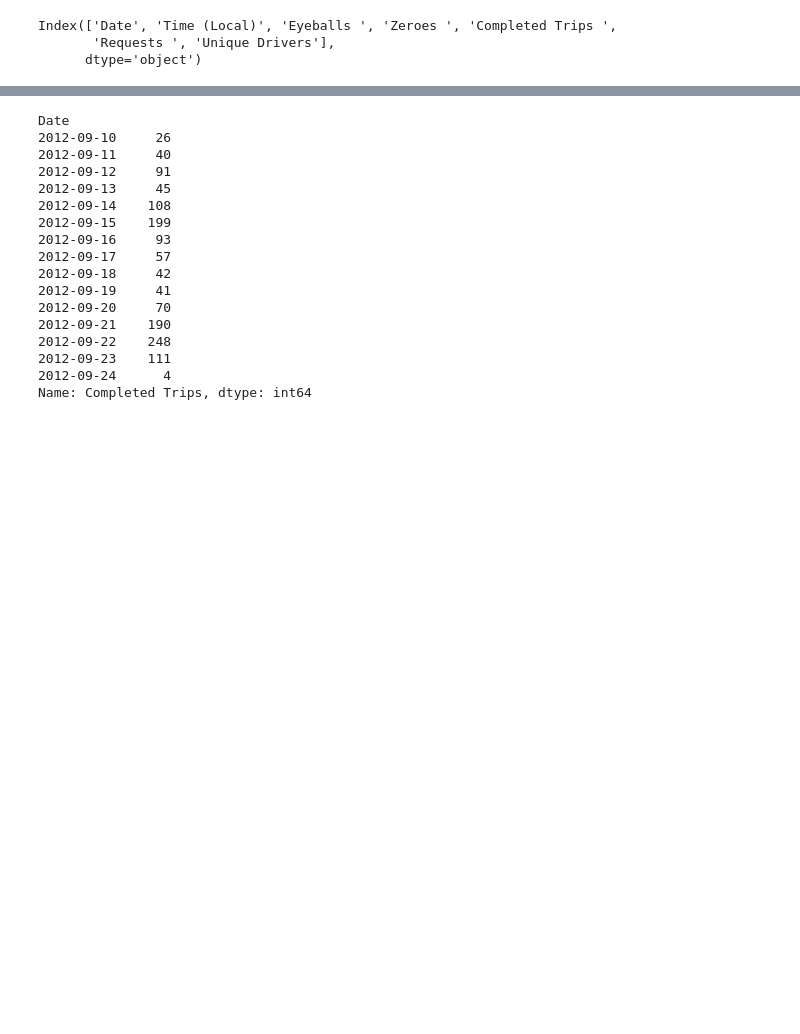
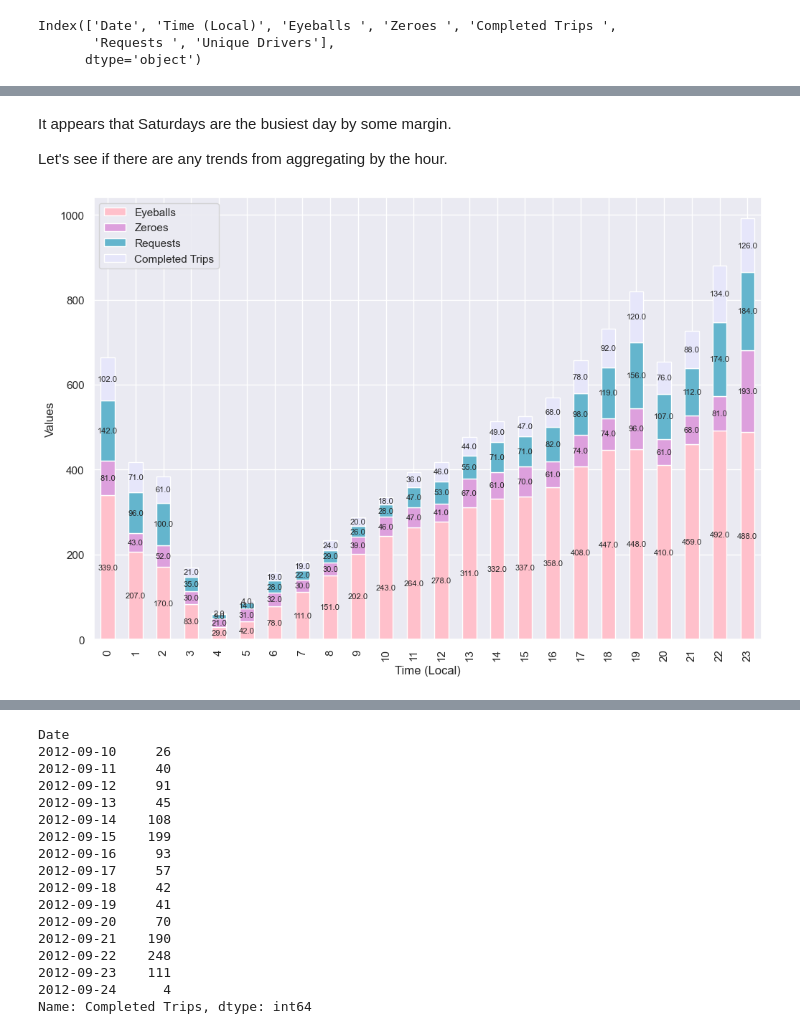
Before and after one commit to zachtheyek/Data-Projects, a Jupyter notebook: Uber-10_10_22/analysis.ipynb, the cells around one changed output, grey strips where cells are left out. Cells and saved outputs as stored; diff of their text form; code cells hidden in the pictures; blank space fills up the shorter version.

```diff
--- a/Uber-10_10_22/analysis.ipynb
+++ b/Uber-10_10_22/analysis.ipynb
@@ -82,0 +138,18 @@ df.columns = df.columns.str.strip()
+# %% [markdown]
+It appears that Saturdays are the busiest day by some margin.
+
+Let's see if there are any trends from aggregating by the hour.
+# %%
+ax = df_0[['Time (Local)', 'Eyeballs', 'Zeroes', 'Requests', 'Completed Trips']].groupby('Time (Local)').sum().reset_index().plot(kind='bar',
+                                                                                                                                  stacked=True,
+                                                                                                                                  x='Time (Local)',
+                                                                                                                                  color=my_colors)
+for c in ax.containers:
+    # Optional: if the segment is small or 0, customize the labels
+    labels = [v.get_height() if v.get_height() > 0 else '' for v in c]
+    # Remove the labels parameter if it's not needed for customized labels
+    ax.bar_label(c, labels=labels, label_type='center', fontsize=8)
+plt.ylabel('Values')
+plt.show()
+# %% [output]
+[figure, added]
```
Also changed, not shown: parts of 26 cells of this notebook.
